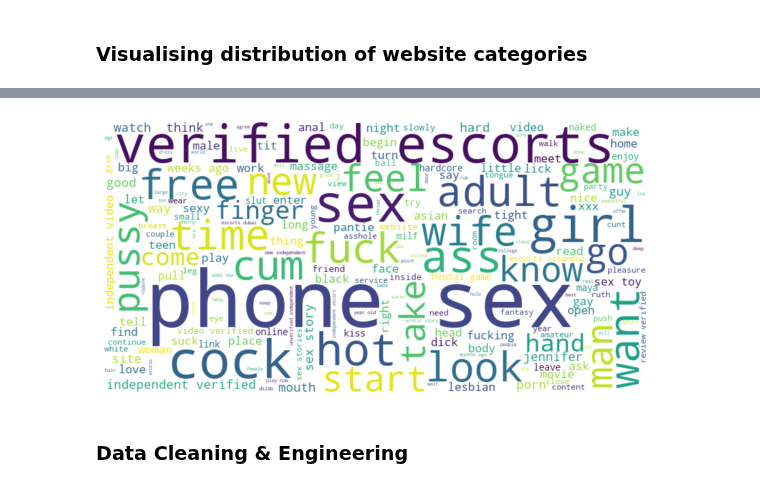
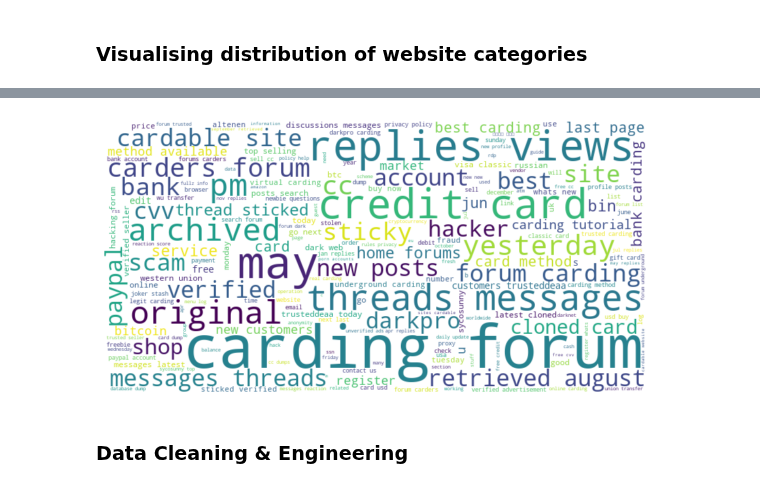
Before and after one commit to Shreyas-hacker/Webpages, a Jupyter notebook: model_MNB/WebsiteClassificationwithCleanedData.ipynb, the cells around one changed output, grey strips where cells are left out. Drawn from its saved outputs; the diff is of its cells as text; code cells hidden in the pictures.

```diff
--- a/model_MNB/WebsiteClassificationwithCleanedData.ipynb
+++ b/model_MNB/WebsiteClassificationwithCleanedData.ipynb
@@ -79,19 +80,19 @@ Different categories of websites:  9
 # %%
 from wordcloud import WordCloud
 
-category_name = "Adult"
+category_name = "Financial Crime"
 category_data = df[df["Category"]==category_name]['cleaned_website_text']
 category_text = ' '.join(category_data)
 
 wordcloud = WordCloud(width=800, height=400, background_color='white').generate(category_text)
 
 # Plot the word cloud
 plt.figure(figsize=(10, 5))
 plt.imshow(wordcloud, interpolation='bilinear')
 plt.axis('off')
 plt.show()
 # %% [output]
-[figure, old version]
+[figure, new version]
 # %% [markdown]
 ### Data Cleaning & Engineering
 # %% [markdown]
```
Also changed, not shown: parts of 17 cells of this notebook, 3 other files.
